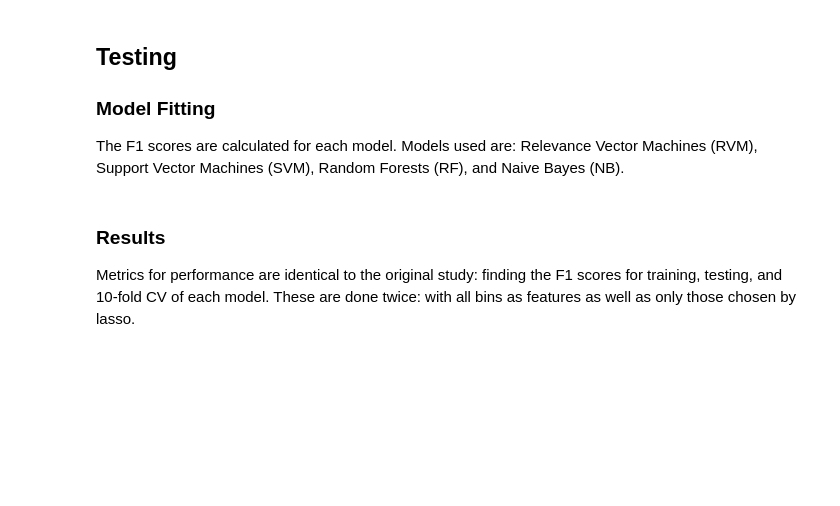
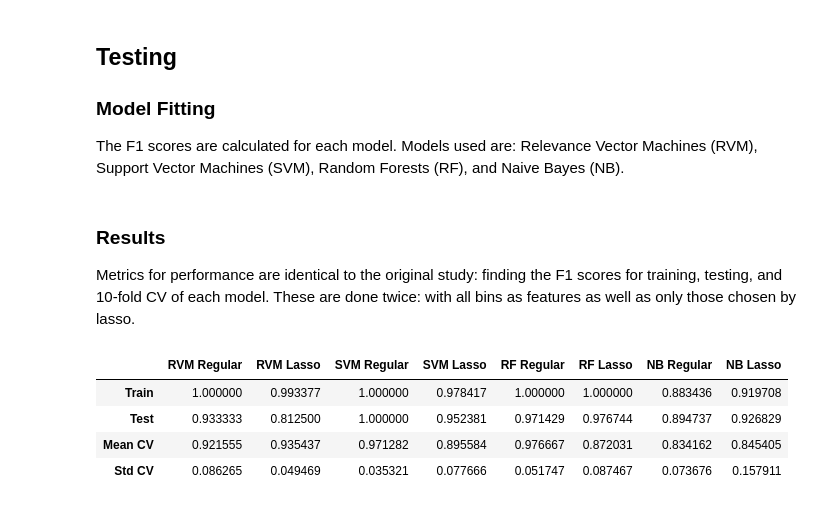
Before and after one commit to matsagad/metagenomics, a Jupyter notebook: phenotype_prediction/src/main.ipynb, the cells around one changed output. Saved outputs shown, nothing was run; the diff lists cells and outputs as text; code cells hidden in the pictures; blank space fills up the shorter version.

```diff
--- a/phenotype_prediction/src/main.ipynb
+++ b/phenotype_prediction/src/main.ipynb
@@ -51,7 +59,7 @@ def get_f1_results(clf, X, y):
 ### Loading Data
 The subject metadata of the infant study can be found on the [T1D cohort WGS page on Diabimmune](https://diabimmune.broadinstitute.org/diabimmune/t1d-cohort/resources/metagenomic-sequence-data). The gid and diagnosis are used to retrieve the relevant sketches and test predictive accuracy respectively.
 # %%
-import pandas as pd
+from sklearn.preprocessing import StandardScaler
 
 # Metadata on the study
 df = pd.read_csv("../data/diabimmune_t1d_wgs_metadata.csv")[
@@ -63,7 +71,12 @@ X = np.stack(df["Gid_shotgun"].apply(
 features = np.arange(BIN_COUNT)
 
 # T1D diagnosis
-y = df["T1D_Diagnosed"].apply(int).to_numpy()[X[:,0] > 0]
+y = df["T1D_Diagnosed"].apply(int).to_numpy()[X[:, 0] > 0]
+diagnosed_pct = sum(y) / len(y)
+class_weight = {0: 1 - diagnosed_pct, 1: diagnosed_pct}
 
-# Remove negative frequencies from invalid sketch files
-X = X[X[:,0] > 0]
+# Remove entries from invalid sketch files and standardise data
+scaler = StandardScaler()
+X = scaler.fit_transform(X[X[:, 0] > 0])
+
+X, y
@@ -103,9 +161,10 @@ from sklearn.ensemble import RandomForestClassifier
 from sklearn.naive_bayes import GaussianNB
 from sklearn.svm import SVC
 
+# No hyperparameters are tuned
 classifiers = {
-    "RVM": EMRVC(gamma="scale", kernel="rbf"),
-    "SVM": SVC(gamma="scale", kernel="rbf"),
+    "RVM": EMRVC(kernel="rbf", gamma="scale"),
+    "SVM": SVC(kernel="rbf", gamma="scale"),
     "RF": RandomForestClassifier(),
     "NB": GaussianNB(),
 }
@@ -119,0 +174,9 @@ results
+# %%
+# Performance with SMOTE
+get_classifier_performance(X_resampled, y_resampled, classifiers, feature_map)
+# %% [output]
+|  | RVM Regular | RVM Lasso | SVM Regular | SVM Lasso | RF Regular | RF Lasso | NB Regular | NB Lasso |
+| Train | 1.000000 | 0.993377 | 1.000000 | 0.978417 | 1.000000 | 1.000000 | 0.883436 | 0.919708 |
+| Test | 0.933333 | 0.812500 | 1.000000 | 0.952381 | 0.971429 | 0.976744 | 0.894737 | 0.926829 |
+| Mean CV | 0.921555 | 0.935437 | 0.971282 | 0.895584 | 0.976667 | 0.872031 | 0.834162 | 0.845405 |
+| Std CV | 0.086265 | 0.049469 | 0.035321 | 0.077666 | 0.051747 | 0.087467 | 0.073676 | 0.157911 |
```
Also changed, not shown: parts of 12 cells of this notebook.
